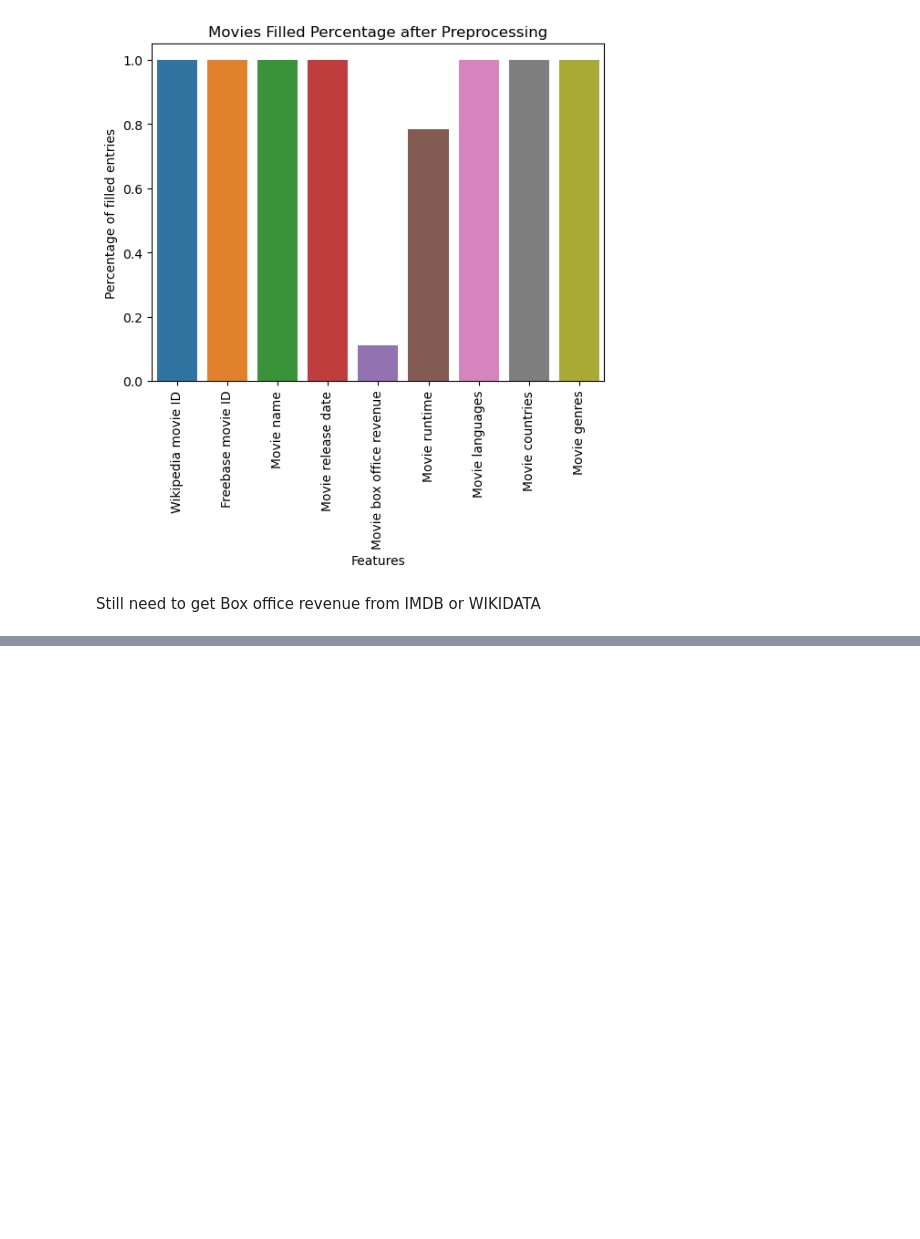
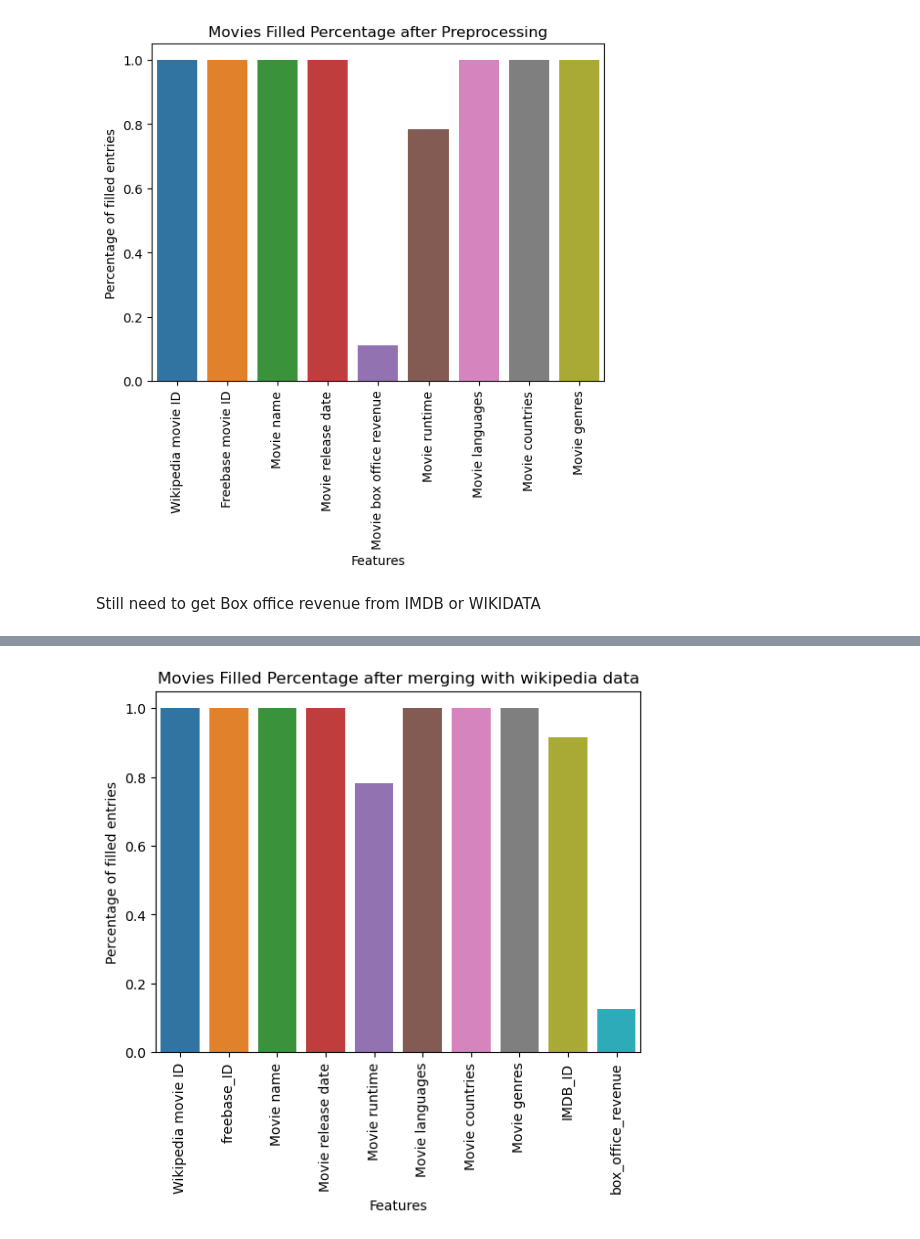
Before and after one commit to epfl-ada/ada-2024-project-metal2024, a Jupyter notebook: datapreprocessing.ipynb, the cells around one changed output, grey strips where cells are left out. Cells and saved outputs as stored; diff of their text form; code cells hidden in the pictures; blank space fills up the shorter version.

Commit message:
adding of IMDB data

```diff
--- a/datapreprocessing.ipynb
+++ b/datapreprocessing.ipynb
@@ -497,0 +578,3 @@ Still need to get Box office revenue from IMDB or WIKIDATA
+# %%
+wiki_df = pd.read_csv(data_folder + 'wiki_queries.csv')
+wiki_df
@@ -497,0 +595,3 @@ Still need to get Box office revenue from IMDB or WIKIDATA
+# %%
+mo_df_renamed = mo_df.rename(columns={"Freebase movie ID": "freebase_ID", "Movie box office revenue": "box_office_revenue"})
+mo_df_renamed.info()
@@ -497,0 +615,35 @@ Still need to get Box office revenue from IMDB or WIKIDATA
+# %%
+def remove_duplicated_columns(dataframe, columns_to_remove, col_to_keep='_y', col_to_delete='_x'):
+    """
+    Merge columns that are duplicated when performing an outer merge (col_name_x and col_name_y) by keeping
+    col_name + col_to_keep if both columns do not contain NaNs or if col_name + col_to_delete contains NaN
+    and keeping col_name + col_to_delete otherwise.
+    :param dataframe: panda dataframe
+    :param columns_to_remove: list of string: name of the columns that were duplicated and need to be merged
+    :param col_to_keep: string: '_x' or '_y', indicates which column will be kept in the dataframe and will be used to
+    fill the NaNs in the other column
+    :param col_to_delete: string: '_x' or '_y' indicates which column will be deleted from the dataframe
+    :return: panda dataframe
+    """
+    for col_name in columns_to_remove:
+        mask = dataframe[col_name + col_to_keep].isna()
+        dataframe.loc[mask, col_name + col_to_keep] = dataframe.loc[mask, col_name + col_to_delete]
+        dataframe = dataframe.drop(columns=col_name + col_to_delete)
+        dataframe = dataframe.rename(columns={col_name + col_to_keep: col_name})
+
+    return dataframe
+# %%
+# first remove movies that do not have a freebase ID
+wiki_df_to_merge = wiki_df[wiki_df['freebase_ID'].notna()]
+
+wiki_df_to_merge['freebase_ID'] = wiki_df_to_merge['freebase_ID'].astype(str)
+mo_df_renamed['freebase_ID'] = mo_df_renamed['freebase_ID'].astype(str)
+# merge datasets
+mo_df_wiki = pd.merge(mo_df_renamed,
+                                    wiki_df_to_merge[['IMDB_ID', 'freebase_ID', 'box_office_revenue']], how='left',
+                                    on='freebase_ID')
+mo_df_wiki = remove_duplicated_columns(mo_df_wiki, ['box_office_revenue'])
+# %%
+plot_notNaPercentage(mo_df_wiki, "Movies Filled Percentage after merging with wikipedia data")
+# %% [output]
+[figure, added]
```
Also changed, not shown: parts of 17 cells of this notebook, 3 other files.
